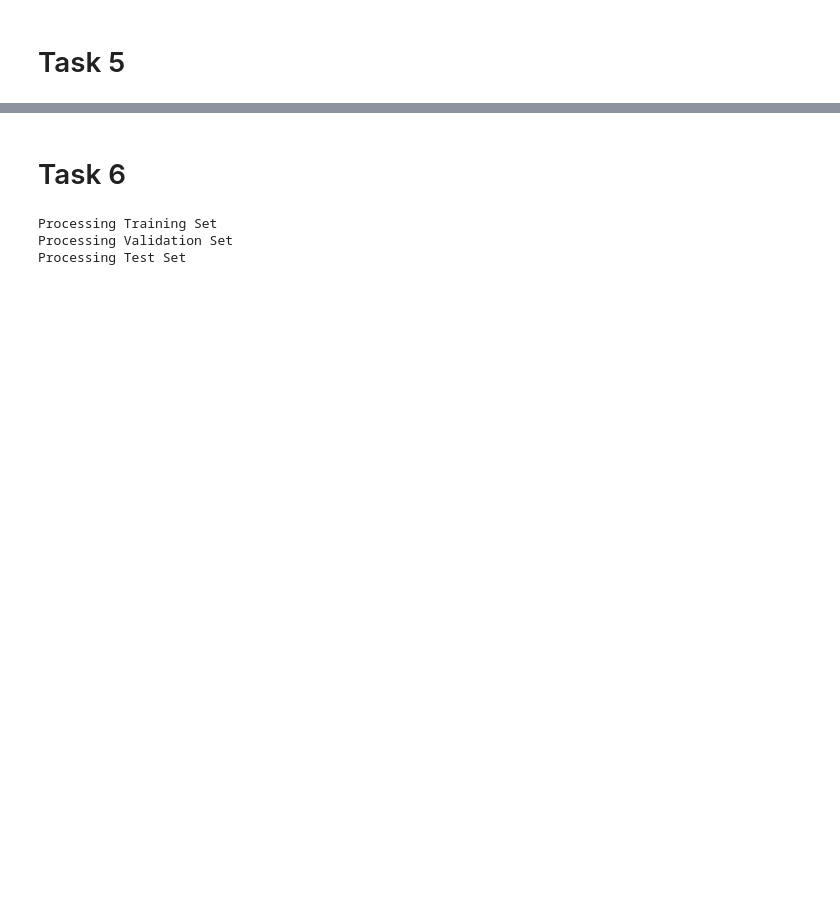
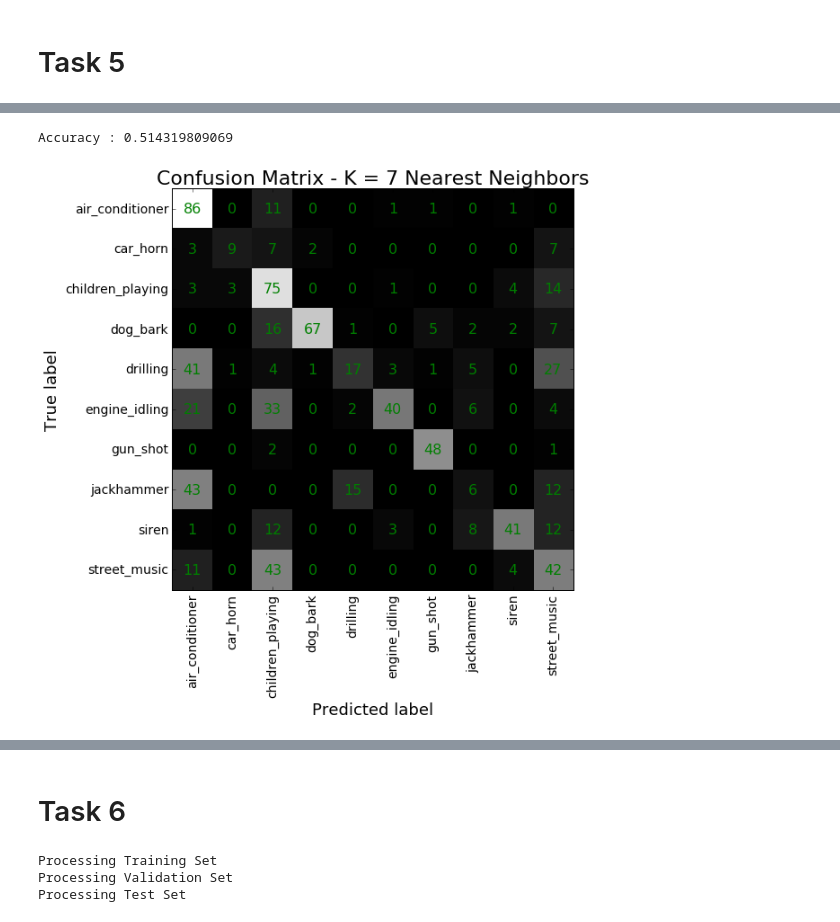
Before and after one commit to aporcel/Machine-Learning, a Jupyter notebook: LS_Homework2/HW2_ML4Sound.ipynb, the cells around one changed output, grey strips where cells are left out. Saved outputs shown, nothing was run; the diff lists cells and outputs as text; code cells hidden in the pictures; blank space fills up the shorter version.

```diff
--- a/LS_Homework2/HW2_ML4Sound.ipynb
+++ b/LS_Homework2/HW2_ML4Sound.ipynb
@@ -447,0 +366,10 @@ Accuracy : 0.652744630072
+# %%
+# Same calculations for K = 7
+Accuracy = CalcKNN(7,TrainFeaturesScaled,TrainLabels,ValidateFeaturesScaled,ValidateLabels)
+
+#Now Record Accuracy for K = 7
+K_list.append(7)
+Acc_list.append(Accuracy)
+# %% [output]
+Accuracy : 0.514319809069
+[figure, added]
```
Also changed, not shown: parts of 60 cells of this notebook.
